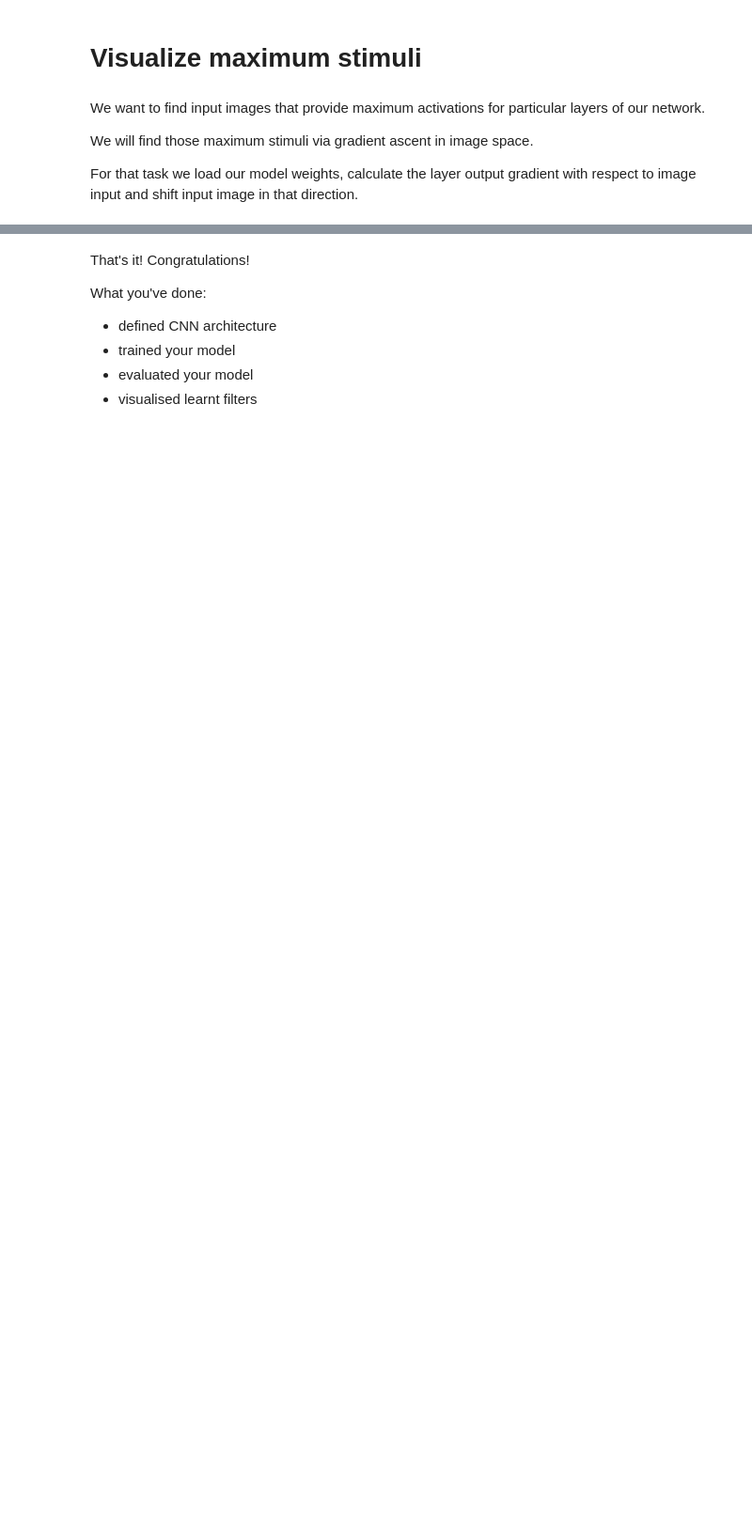
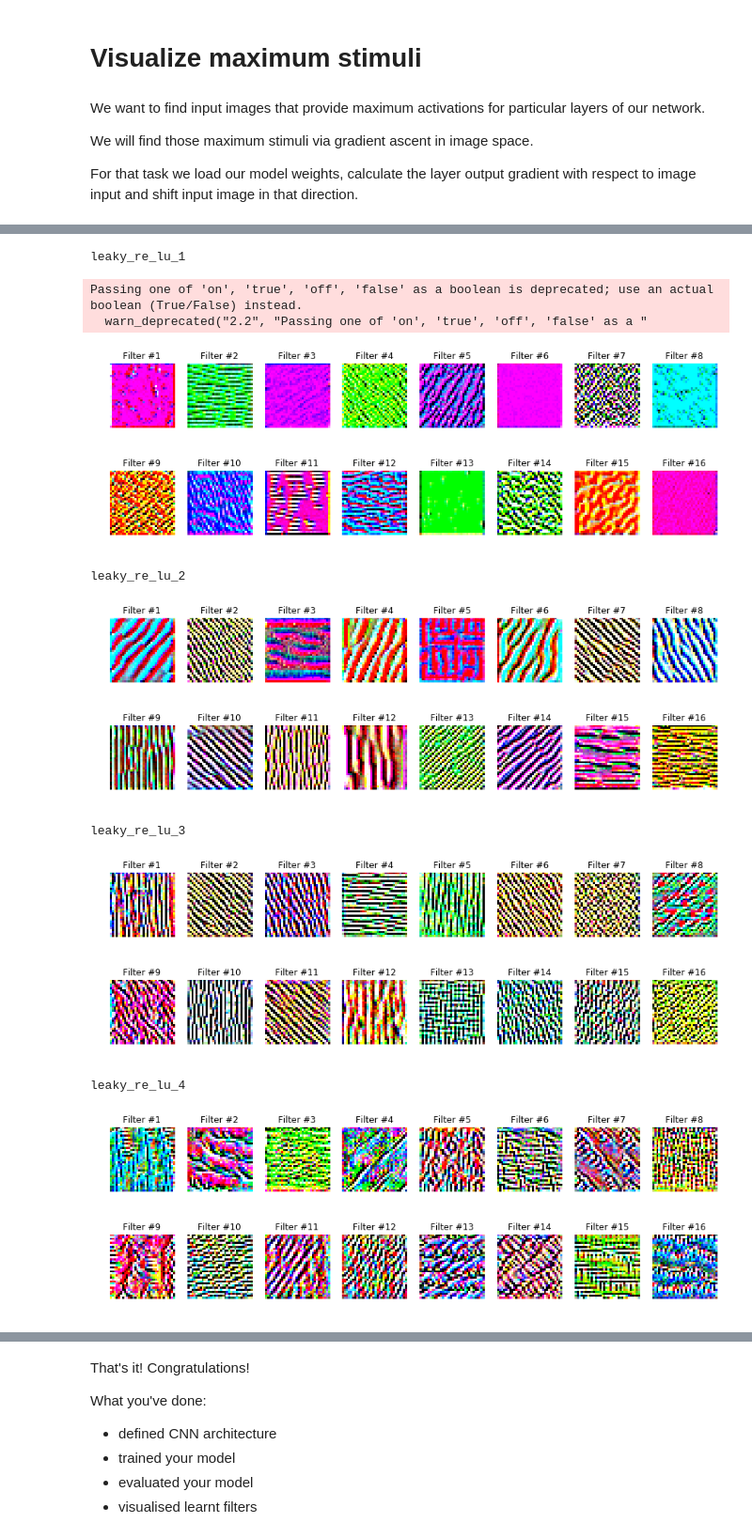
Before and after one commit to Ilyushin/intro-to-dl, a Jupyter notebook: week3/week3_task1_first_cnn_cifar10_clean.ipynb, the cells around one changed output, grey strips where cells are left out. Shown at 94% size. Cells and saved outputs as stored; diff of their text form; code cells hidden in the pictures; blank space fills up the shorter version.

```diff
--- a/week3/week3_task1_first_cnn_cifar10_clean.ipynb
+++ b/week3/week3_task1_first_cnn_cifar10_clean.ipynb
@@ -145,12 +148,13 @@ def make_model():
     """
     model = Sequential()
 
-    model.add(Conv2D(16, [3,3], padding="same", input_shape=(32, 32, 3)))
+    model.add(Conv2D(16, [3, 3], padding="same", input_shape=(32, 32, 3)))
     model.add(LeakyReLU(0.1))
     model.add(Conv2D(32, [3,3], padding="same"))
     model.add(LeakyReLU(0.1))
     model.add(MaxPooling2D([2,2]))
     model.add(Dropout(0.25))
+
 
     model.add(Conv2D(32, [3,3], padding="same"))
     model.add(LeakyReLU(0.1))
@@ -163,8 +167,8 @@ def make_model():
     model.add(Dense(256))
     model.add(LeakyReLU(0.1))
     model.add(Dropout(0.5))
-    model.add(Dense(10, activation='relu'))  # the last layer with neuron for each class
-    model.add(LeakyReLU(0.1))
+    model.add(Dense(10))  # the last layer with neuron for each class
+    model.add(Activation("softmax"))
 
     return model
 # %%
@@ -208,7 +212,7 @@ During training you should observe the decrease in reported loss on training and
 
 If the loss on training is not decreasing with epochs you should revise your model definition and learning rate.
 # %%
-INIT_LR = 0.001  # initial learning rate
+INIT_LR = 0.004  # initial learning rate
 BATCH_SIZE = 32
 EPOCHS = 10
 
@@ -337,10 +393,10 @@ def find_maximum_stimuli(layer_name, is_conv, filter_index, model, iterations=20
     def image_values_to_rgb(x):
         # normalize x: center on 0 (np.mean(x_train2)), ensure std is 0.25 (np.std(x_train2))
         # so that it looks like a normalized image input for our network
-        x = ### YOUR CODE HERE
+        x = (x - np.mean(x))/np.std(x)
 
         # do reverse normalization to RGB values: x = (x_norm + 0.5) * 255
-        x = ### YOUR CODE HERE
+        x = (x + 0.5)*255
 
         # clip values to [0, 255] and convert to bytes
         x = np.clip(x, 0, 255).astype('uint8')
@@ -411,15 +467,26 @@ def plot_filters_stimuli(layer_name, is_conv, model, iterations=20, step=1., ver
 # %%
 # maximum stimuli for convolutional neurons
 conv_activation_layers = []
 for layer in model.layers:
     if isinstance(layer, LeakyReLU):
-        prev_layer = layer.inbound_nodes[0].inbound_layers[0]
+        prev_layer = layer._inbound_nodes[0].inbound_layers[0]
         if isinstance(prev_layer, Conv2D):
             conv_activation_layers.append(layer)
 
 for layer in conv_activation_layers:
     print(layer.name)
     plot_filters_stimuli(layer_name=layer.name, is_conv=True, model=model)
+# %% [output]
+leaky_re_lu_1
+Passing one of 'on', 'true', 'off', 'false' as a boolean is deprecated; use an actual boolean (True/False) instead.
+  warn_deprecated("2.2", "Passing one of 'on', 'true', 'off', 'false' as a "
+[figure, added]
+leaky_re_lu_2
+[figure, added]
+leaky_re_lu_3
+[figure, added]
+leaky_re_lu_4
+[figure, added]
 # %%
 # maximum stimuli for last dense layer
 last_dense_layer = list(filter(lambda x: isinstance(x, Dense), model.layers))[-1]
```
Also changed, not shown: parts of 10 cells of this notebook, 12 other files.
